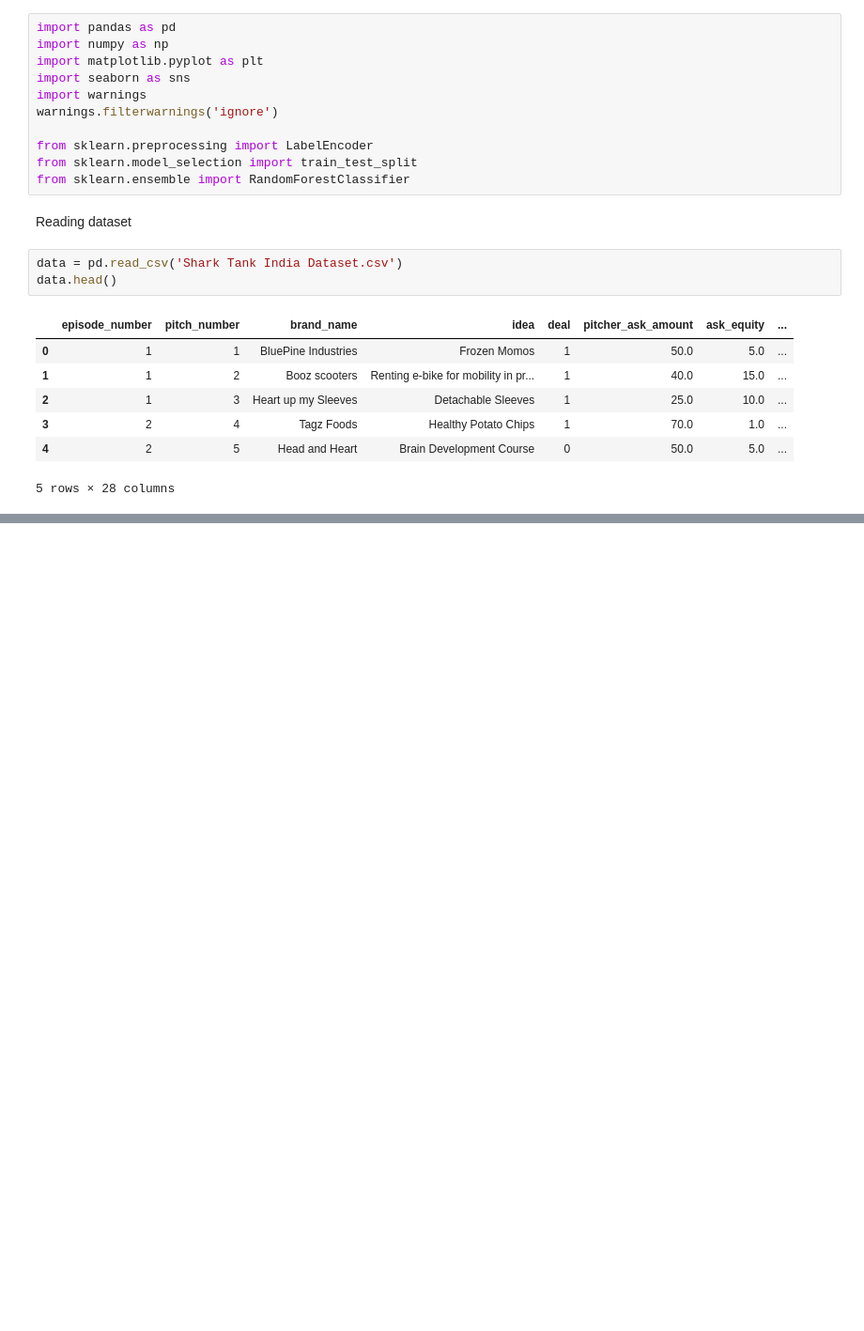
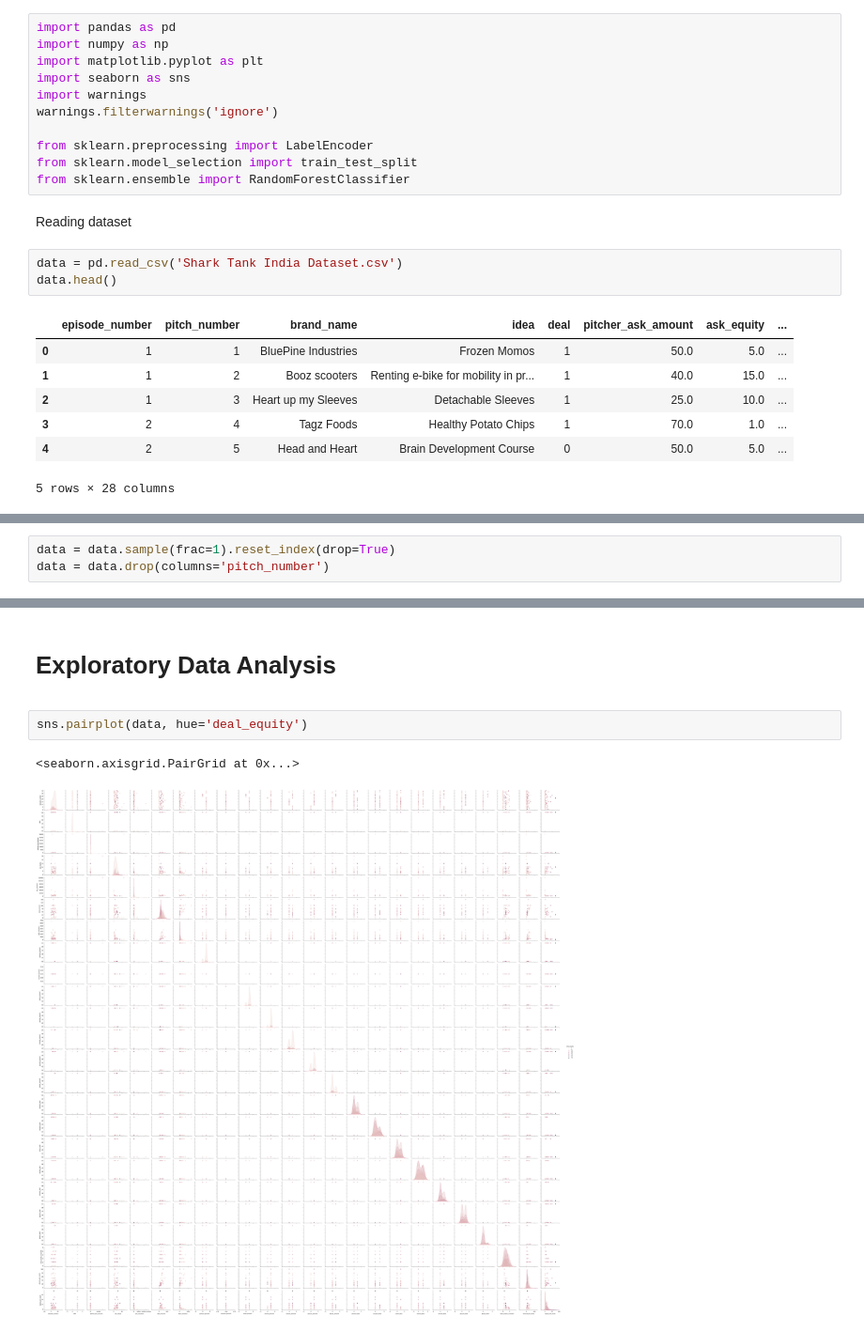
Before and after one commit to darshk07/VITMAS-datascience, a Jupyter notebook: Task 1/task1.ipynb, the cells around one changed output, grey strips where cells are left out. Shown at 94% size. Drawn from its saved outputs; the diff is of its cells as text; blank space fills up the shorter version.

```diff
--- a/Task 1/task1.ipynb
+++ b/Task 1/task1.ipynb
@@ -32,0 +35,3 @@ data.head()
+# %%
+data = data.sample(frac=1).reset_index(drop=True)
+data = data.drop(columns='pitch_number')
@@ -32,0 +157,7 @@ data.head()
+# %% [markdown]
+**<h1>Exploratory Data Analysis**
+# %%
+sns.pairplot(data, hue='deal_equity')
+# %% [output]
+<seaborn.axisgrid.PairGrid at 0x...>
+[figure, added]
```
Also changed, not shown: parts of 30 cells of this notebook.
